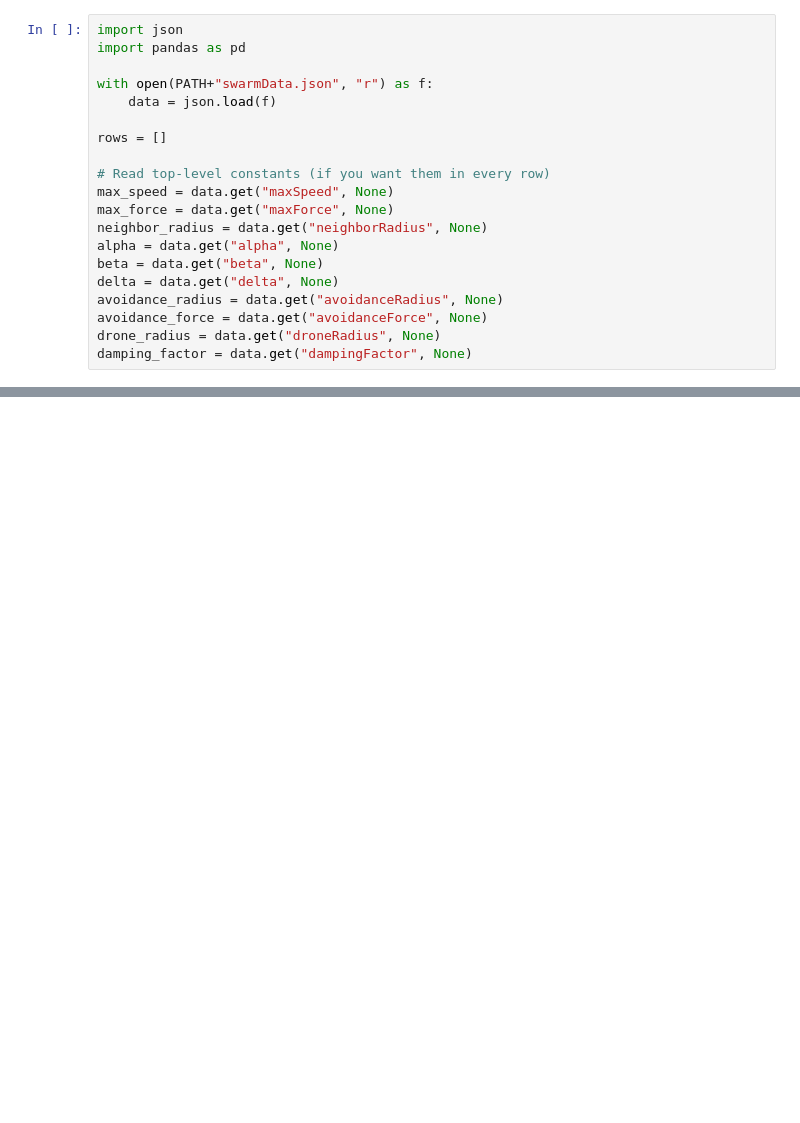
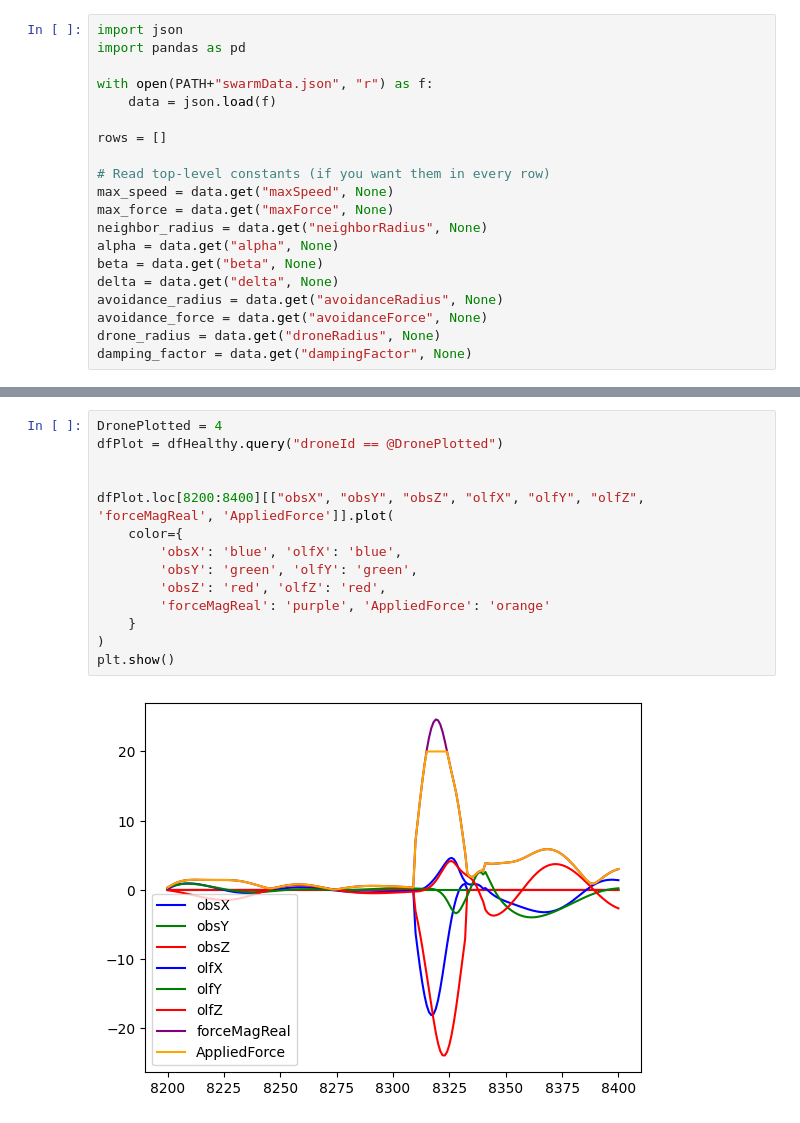
Before and after one commit to DariusGiannoli/DroneSwarmUnity, a Jupyter notebook: SoundMapping/SoundMappingUnity/trajectory.ipynb, the cells around one changed output, grey strips where cells are left out. Cells and saved outputs as stored; diff of their text form; blank space fills up the shorter version.

```diff
--- a/SoundMapping/SoundMappingUnity/trajectory.ipynb
+++ b/SoundMapping/SoundMappingUnity/trajectory.ipynb
@@ -137,0 +218,16 @@ array([''], dtype=object)
+# %%
+DronePlotted = 4
+dfPlot = dfHealthy.query("droneId == @DronePlotted")
+
+
+dfPlot.loc[8200:8400][["obsX", "obsY", "obsZ", "olfX", "olfY", "olfZ", 'forceMagReal', 'AppliedForce']].plot(
+    color={
+        'obsX': 'blue', 'olfX': 'blue',
+        'obsY': 'green', 'olfY': 'green',
+        'obsZ': 'red', 'olfZ': 'red',
+        'forceMagReal': 'purple', 'AppliedForce': 'orange'
+    }
+)
+plt.show()
+# %% [output]
+[figure, added]
```
Also changed, not shown: parts of 14 cells of this notebook, 18 other files.
